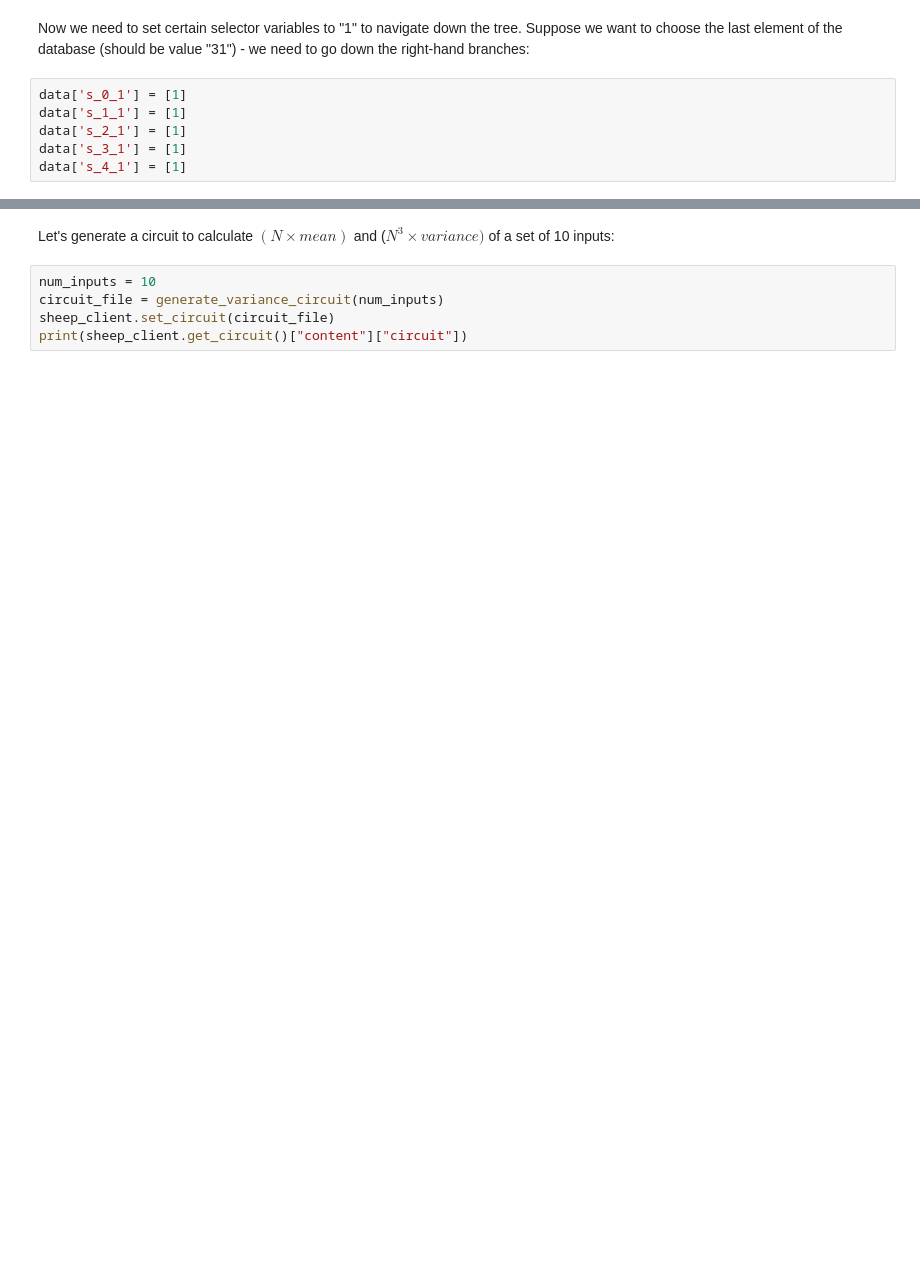
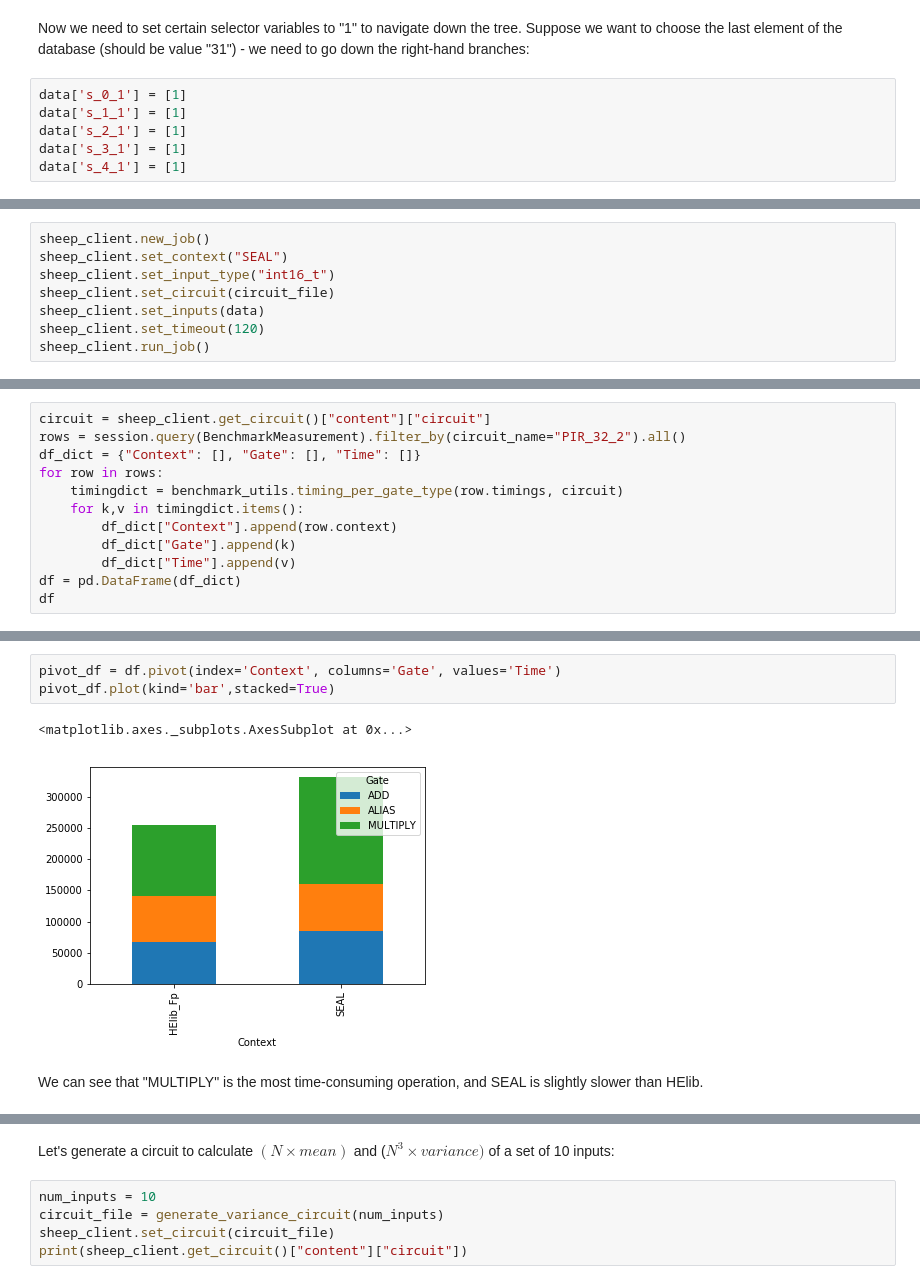
Before and after one commit to alan-turing-institute/SHEEP, a Jupyter notebook: frontend/notebooks/Mid-level-benchmarks.ipynb, the cells around one changed output, grey strips where cells are left out. Cells and saved outputs as stored; diff of their text form; blank space fills up the shorter version.

```diff
--- a/frontend/notebooks/Mid-level-benchmarks.ipynb
+++ b/frontend/notebooks/Mid-level-benchmarks.ipynb
@@ -93,0 +147,8 @@ results
+# %%
+sheep_client.new_job()
+sheep_client.set_context("SEAL")
+sheep_client.set_input_type("int16_t")
+sheep_client.set_circuit(circuit_file)
+sheep_client.set_inputs(data)
+sheep_client.set_timeout(120)
+sheep_client.run_job()
@@ -93,0 +165,12 @@ results
+# %%
+circuit = sheep_client.get_circuit()["content"]["circuit"]
+rows = session.query(BenchmarkMeasurement).filter_by(circuit_name="PIR_32_2").all()
+df_dict = {"Context": [], "Gate": [], "Time": []}
+for row in rows:
+    timingdict = benchmark_utils.timing_per_gate_type(row.timings, circuit)
+    for k,v in timingdict.items():
+        df_dict["Context"].append(row.context)
+        df_dict["Gate"].append(k)
+        df_dict["Time"].append(v)
+df = pd.DataFrame(df_dict)
+df
@@ -94 +185,9 @@ results
+# %%
+pivot_df = df.pivot(index='Context', columns='Gate', values='Time')
+pivot_df.plot(kind='bar',stacked=True)
+# %% [output]
+<matplotlib.axes._subplots.AxesSubplot at 0x...>
+[figure, added]
+# %% [markdown]
+We can see that "MULTIPLY" is the most time-consuming operation, and SEAL is slightly slower than HElib.
 # %% [markdown]
```
Also changed, not shown: parts of 48 cells of this notebook, 5 other files.
